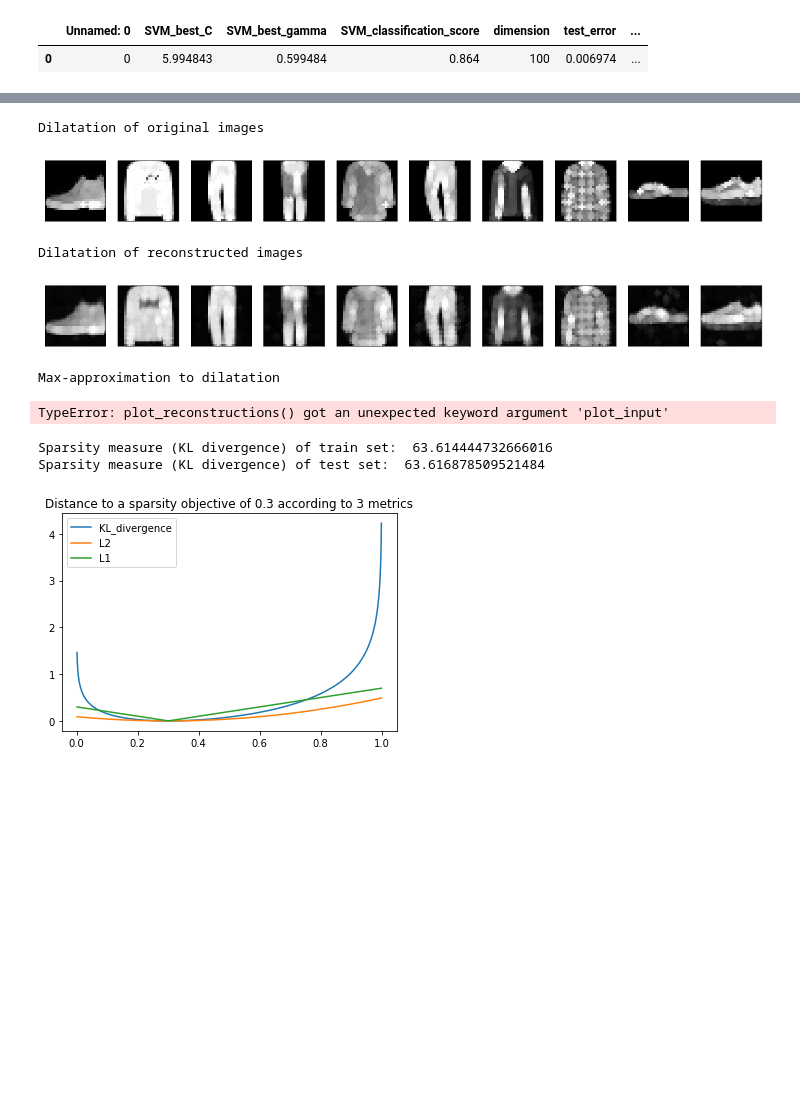
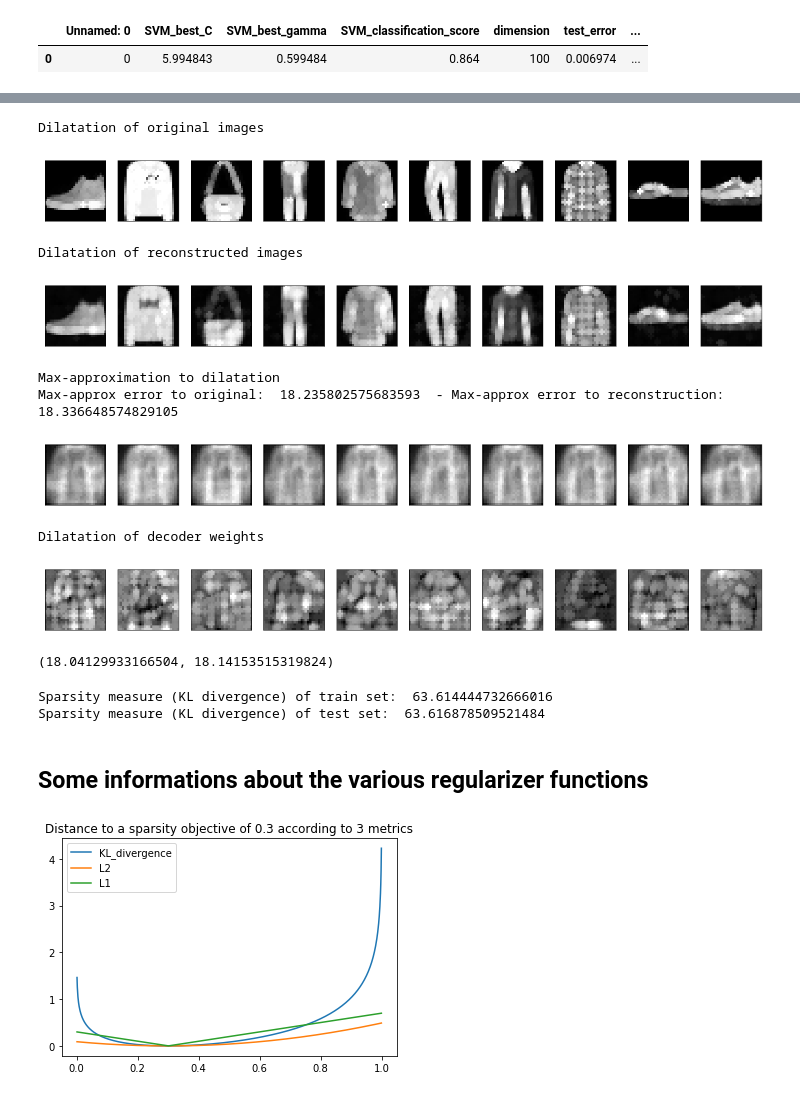
Before and after one commit to PonchonB/Mathematical_Morphologies_And_Deep_Learning, a Jupyter notebook: Notebooks/18_08_02_Simple_AMD_noAMD.ipynb, the cells around one changed output, grey strips where cells are left out. Saved outputs shown, nothing was run; the diff lists cells and outputs as text; code cells hidden in the pictures; blank space fills up the shorter version.

```diff
--- a/Notebooks/18_08_02_Simple_AMD_noAMD.ipynb
+++ b/Notebooks/18_08_02_Simple_AMD_noAMD.ipynb
@@ -19,6 +25,7 @@ FILE_PATH = "../"
 path_to_kl_div_sum = "../ShallowAE/Sparse/KL_div_sum/"
 x_test, y_test = bastien_utils.load_data(FILE_PATH, train=False, test=True, subsetTest=False)
 x_small = x_test[:10]
+x_small[2] = x_test[31]
 print('x_small shape:', x_small.shape)
 print('x_test shape:', x_test.shape)
 # %% [output]
@@ -27,7 +34,8 @@ x_test shape: (10000, 28, 28, 1)
 # %% [markdown]
 # 1. One Input Channel
 # %%
-pd.read_csv("../ShallowAE/Simple/TestOutputs/18_08_13results")
+results = pd.read_csv("../Results/ShallowAE/Simple/TestOutputs/18_08_13results")
+results
 # %% [output]
 |  | Unnamed: 0 | SVM_best_C | SVM_best_gamma | SVM_classification_score | dimension | test_error | ... |
 | 0 | 0 | 5.994843 | 0.599484 | 0.864 | 100 | 0.006974 | ... |
@@ -49,20 +57,28 @@ Atom images (weights of the encoder)
 # %%
 print('Dilatation of original images')
 bastien_utils.plot_all_images(bastien_utils.apply_operator_to_all_images(morphoMaths.dilatation, x_small, SE_scale=1))
 print('Dilatation of reconstructed images')
 bastien_utils.plot_all_images(bastien_utils.apply_operator_to_all_images(morphoMaths.dilatation, AE.reconstruction(x_small), SE_scale=1))
-AE_dil = AE.apply_operator_to_decoder_atoms(morphoMaths.dilatation, apply_to_bias=True, SE_scale=1)
+AE_dil = AE.apply_operator_to_decoder_atoms(morphoMaths.dilatation, apply_to_bias=False, SE_scale=1)
 print('Max-approximation to dilatation')
+print('Max-approx error to original: ', results['test_max_approx_error_toOriginal_dilatation'][0], ' - Max-approx error to reconstruction: ', results['test_max_approx_error_toRec_dilatation'][0])
 AE_dil.plot_reconstructions(x_small, plot_input=False)
 print('Dilatation of decoder weights')
-AE_dil.plot_atoms_decoder()
+AE_dil.plot_atoms_decoder(nb_to_plot=10)
 # %% [output]
 Dilatation of original images
-[figure, old version]
+[figure, new version]
 Dilatation of reconstructed images
-[figure, old version]
+[figure, new version]
 Max-approximation to dilatation
+Max-approx error to original:  18.235802575683593  - Max-approx error to reconstruction:  18.336648574829105
+[figure, added]
-TypeError: plot_reconstructions() got an unexpected keyword argument 'plot_input'
+Dilatation of decoder weights
+[figure, added]
+# %%
+AE.max_approximation_error(x_test, morphoMaths.dilatation, apply_to_bias=False, SE_scale=1)
+# %% [output]
+(18.04129933166504, 18.14153515319824)
 # %%
 x_train, _ = bastien_utils.load_data(FILE_PATH, train=True, test=False, subsetTest=False)
 print("Sparsity measure (KL divergence) of train set: ", AE.KL_divergence(x_train, multiply_by_weight_penalty=False, sparsity_objective=0.01))
@@ -71,6 +87,8 @@ print("Sparsity measure (KL divergence) of test set: ", AE.KL_divergence(x_test,
 # %% [output]
 Sparsity measure (KL divergence) of train set:  63.614444732666016
 Sparsity measure (KL divergence) of test set:  63.616878509521484
+# %% [markdown]
+## Some informations about the various regularizer functions
 # %%
 import numpy as np
 import matplotlib.pyplot as plt
```
Also changed, not shown: parts of 8 cells of this notebook, 8 other files.
